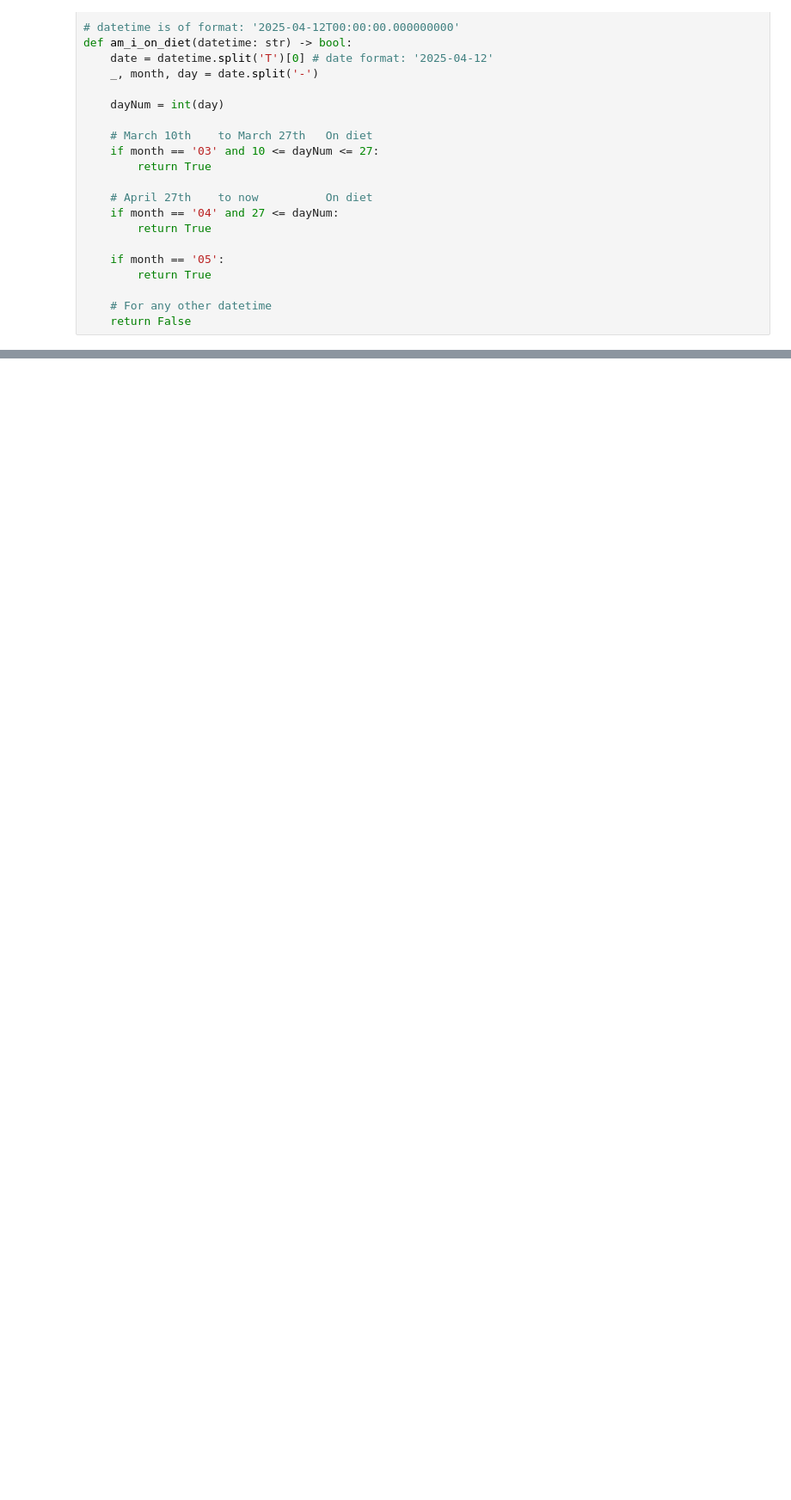
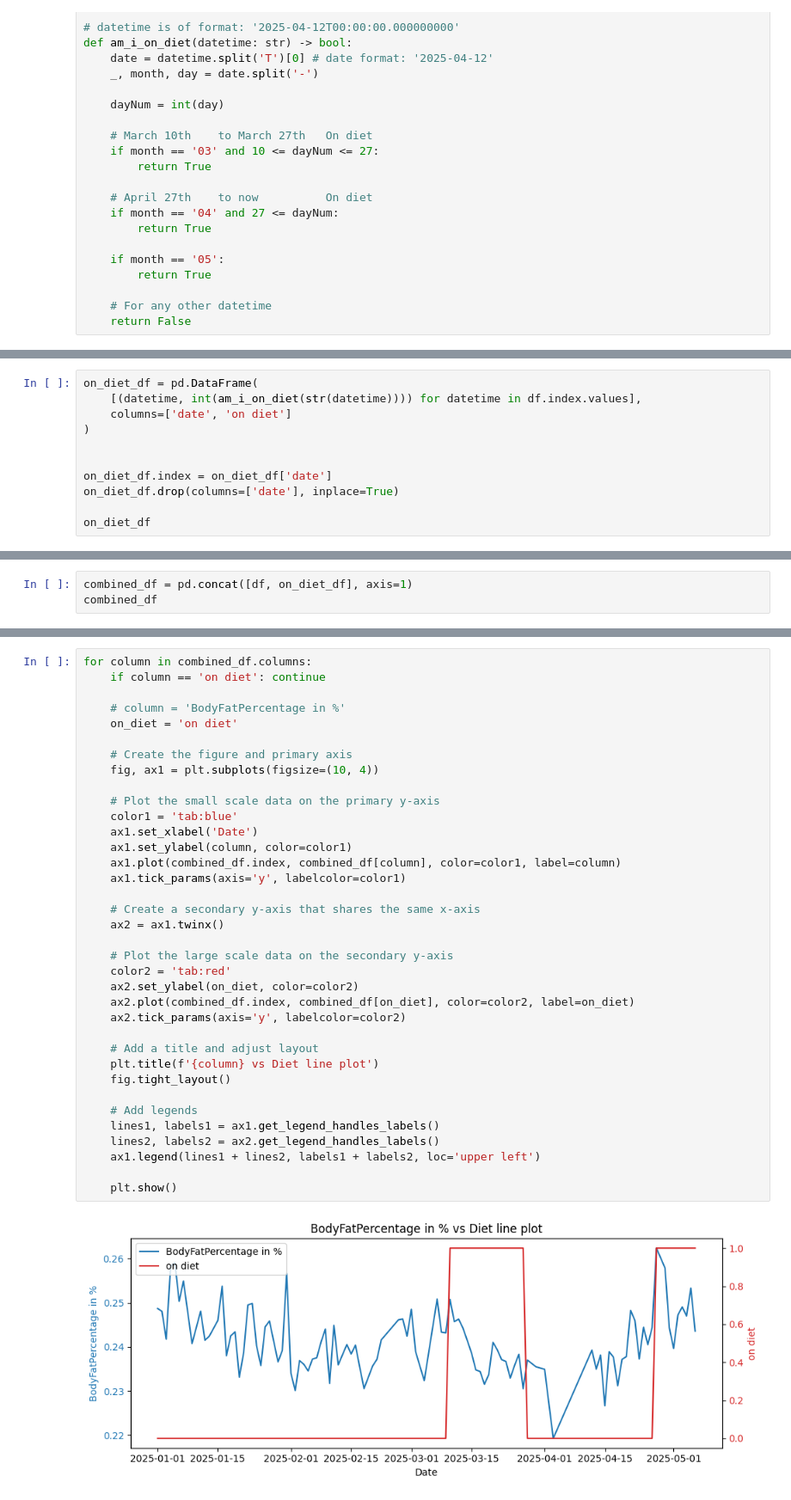
Before and after one commit to gary-bains/apple-health-data-analysis, a Jupyter notebook: silver_data_to_gold.ipynb, the cells around one changed output, grey strips where cells are left out. Shown: that part at 86% size. Saved outputs shown, nothing was run; the diff lists cells and outputs as text; blank space fills up the shorter version.

```diff
--- a/silver_data_to_gold.ipynb
+++ b/silver_data_to_gold.ipynb
@@ -186,0 +148,11 @@ df['HeartRateVariabilitySDNN in ms'].plot.line()
+# %%
+on_diet_df = pd.DataFrame(
+    [(datetime, int(am_i_on_diet(str(datetime)))) for datetime in df.index.values],
+    columns=['date', 'on diet']
+)
+
+
+on_diet_df.index = on_diet_df['date']
+on_diet_df.drop(columns=['date'], inplace=True)
+
+on_diet_df
@@ -186,0 +174,3 @@ df['HeartRateVariabilitySDNN in ms'].plot.line()
+# %%
+combined_df = pd.concat([df, on_diet_df], axis=1)
+combined_df
@@ -186,0 +191,38 @@ df['HeartRateVariabilitySDNN in ms'].plot.line()
+# %%
+for column in combined_df.columns:
+    if column == 'on diet': continue
+
+    # column = 'BodyFatPercentage in %'
+    on_diet = 'on diet'
+
+    # Create the figure and primary axis
+    fig, ax1 = plt.subplots(figsize=(10, 4))
+
+    # Plot the small scale data on the primary y-axis
+    color1 = 'tab:blue'
+    ax1.set_xlabel('Date')
+    ax1.set_ylabel(column, color=color1)
+    ax1.plot(combined_df.index, combined_df[column], color=color1, label=column)
+    ax1.tick_params(axis='y', labelcolor=color1)
+
+    # Create a secondary y-axis that shares the same x-axis
+    ax2 = ax1.twinx()
+
+    # Plot the large scale data on the secondary y-axis
+    color2 = 'tab:red'
+    ax2.set_ylabel(on_diet, color=color2)
+    ax2.plot(combined_df.index, combined_df[on_diet], color=color2, label=on_diet)
+    ax2.tick_params(axis='y', labelcolor=color2)
+
+    # Add a title and adjust layout
+    plt.title(f'{column} vs Diet line plot')
+    fig.tight_layout()
+
+    # Add legends
+    lines1, labels1 = ax1.get_legend_handles_labels()
+    lines2, labels2 = ax2.get_legend_handles_labels()
+    ax1.legend(lines1 + lines2, labels1 + labels2, loc='upper left')
+
+    plt.show()
+# %% [output]
+[figure, added]
```
Also changed, not shown: parts of 13 cells of this notebook, 1 other file.
